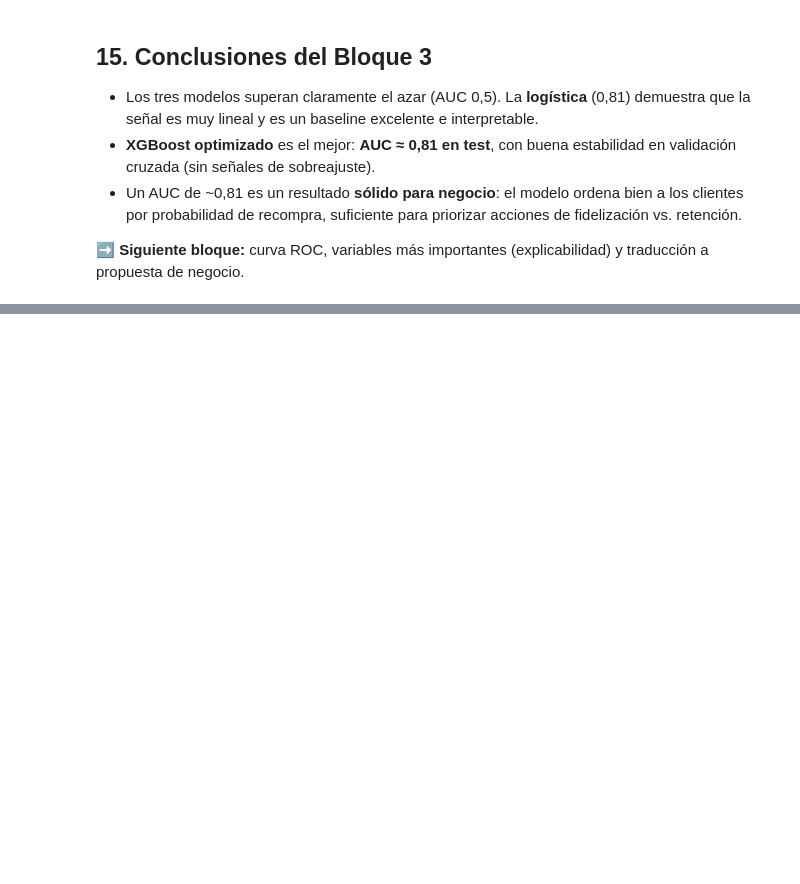
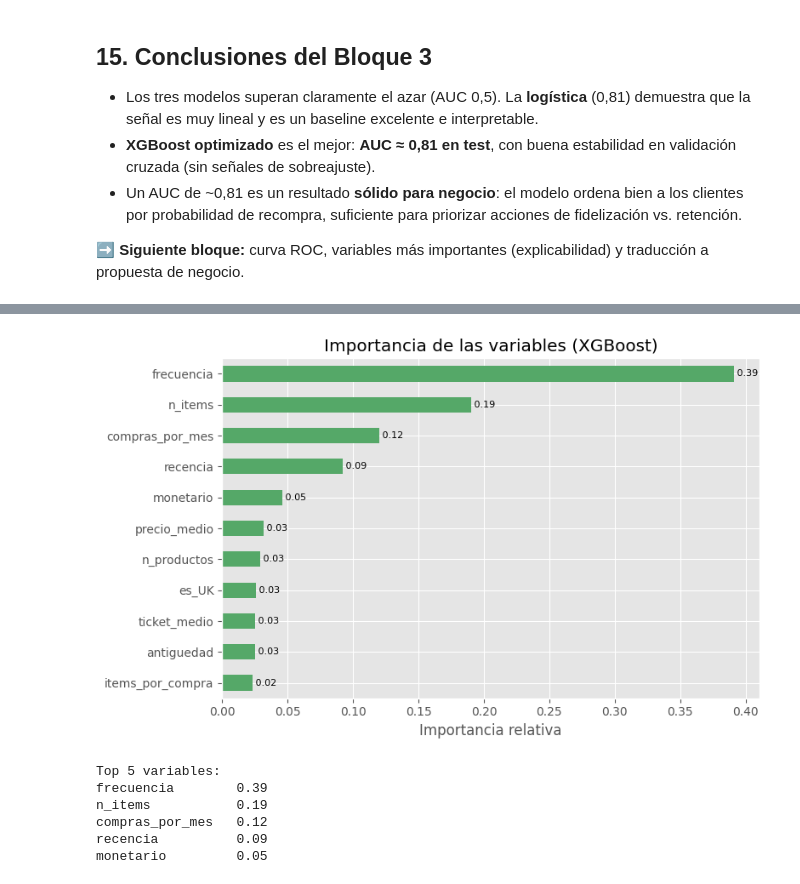
Before and after one commit to IsmaelMontoya/EVOLVE, a Jupyter notebook: 5. Machine Learning/PROYECTO/Modelo_Recompra_Online_Retail.ipynb, the cells around one changed output, grey strips where cells are left out. Drawn from its saved outputs; the diff is of its cells as text; code cells hidden in the pictures; blank space fills up the shorter version.

```diff
--- a/5. Machine Learning/PROYECTO/Modelo_Recompra_Online_Retail.ipynb
+++ b/5. Machine Learning/PROYECTO/Modelo_Recompra_Online_Retail.ipynb
@@ -50,7 +50,7 @@ El Excel tiene 2 hojas (`Year 2009-2010` y `Year 2010-2011`). Las concatenamos e
 > Usamos el motor **calamine** porque es mucho más rápido y ligero que openpyxl para ficheros grandes (~1M de filas). Si no lo tienes: `pip install python-calamine`.
 # %%
 DATA_PATH = Path('Documentos') / 'online_retail_II.xlsx'
-PKL_PATH  = Path('online_retail.pkl')
+PKL_PATH  = Path('retail_data.pkl')
 
 # Cacheamos en pickle: la primera vez leemos el Excel (lento, ~1M filas);
 # en siguientes ejecuciones recargamos del pickle (instantáneo).
@@ -605,0 +630,20 @@ AUC en test del modelo optimizado: 0.8123
+# %%
+importancias = pd.Series(modelo_final.feature_importances_, index=X.columns).sort_values()
+fig, ax = plt.subplots(figsize=(8,5))
+importancias.plot(kind='barh', ax=ax, color='#55A868')
+ax.set_title('Importancia de las variables (XGBoost)')
+ax.set_xlabel('Importancia relativa')
+for i,v in enumerate(importancias):
+    ax.text(v, i, f' {v:.2f}', va='center', fontsize=8)
+plt.tight_layout(); plt.savefig(FIG_DIR/'09_importancia_variables.png', dpi=130); plt.show()
+
+print('Top 5 variables:')
+print(importancias.sort_values(ascending=False).head().round(3).to_string())
+# %% [output]
+[figure, added]
+Top 5 variables:
+frecuencia        0.39
+n_items           0.19
+compras_por_mes   0.12
+recencia          0.09
+monetario         0.05
```
Also changed, not shown: parts of 14 cells of this notebook, 7 other files.
